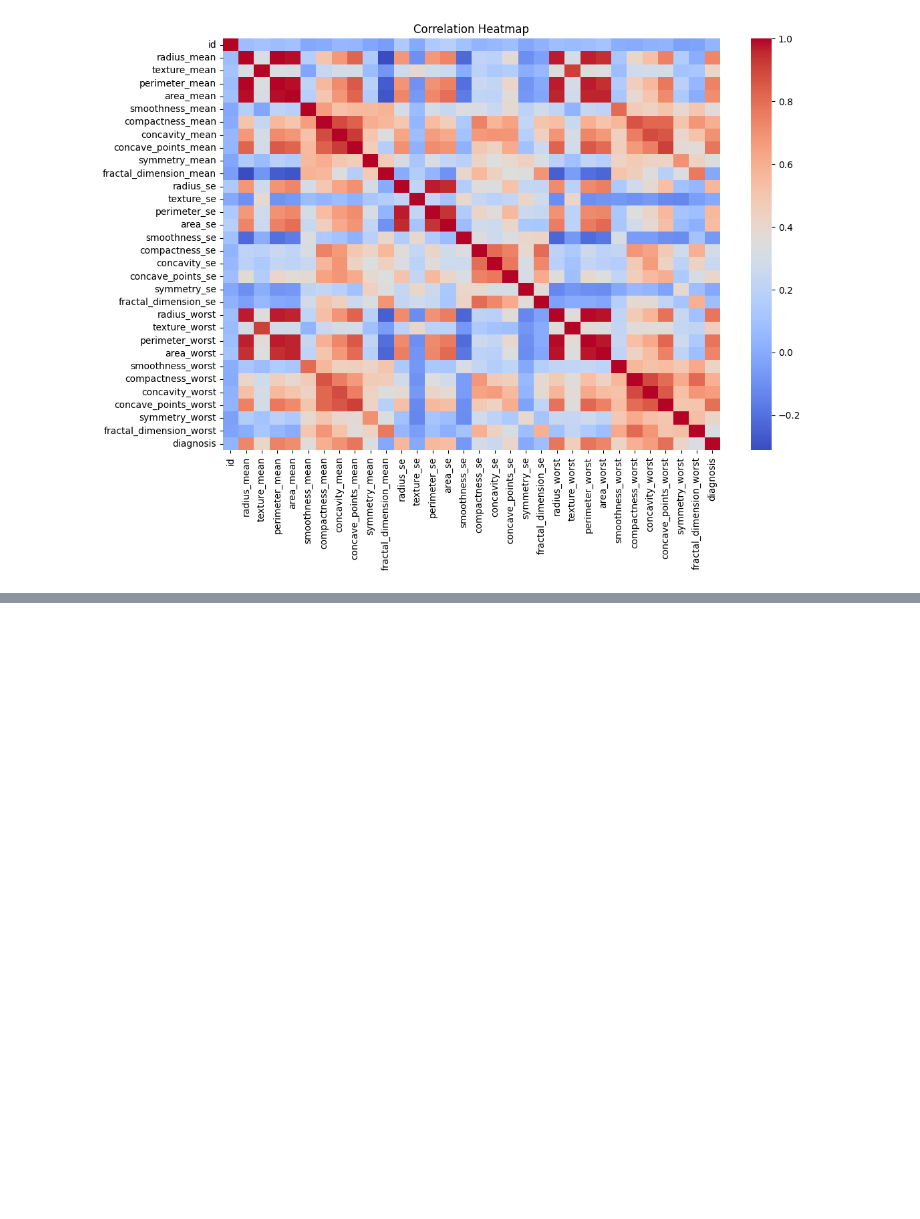
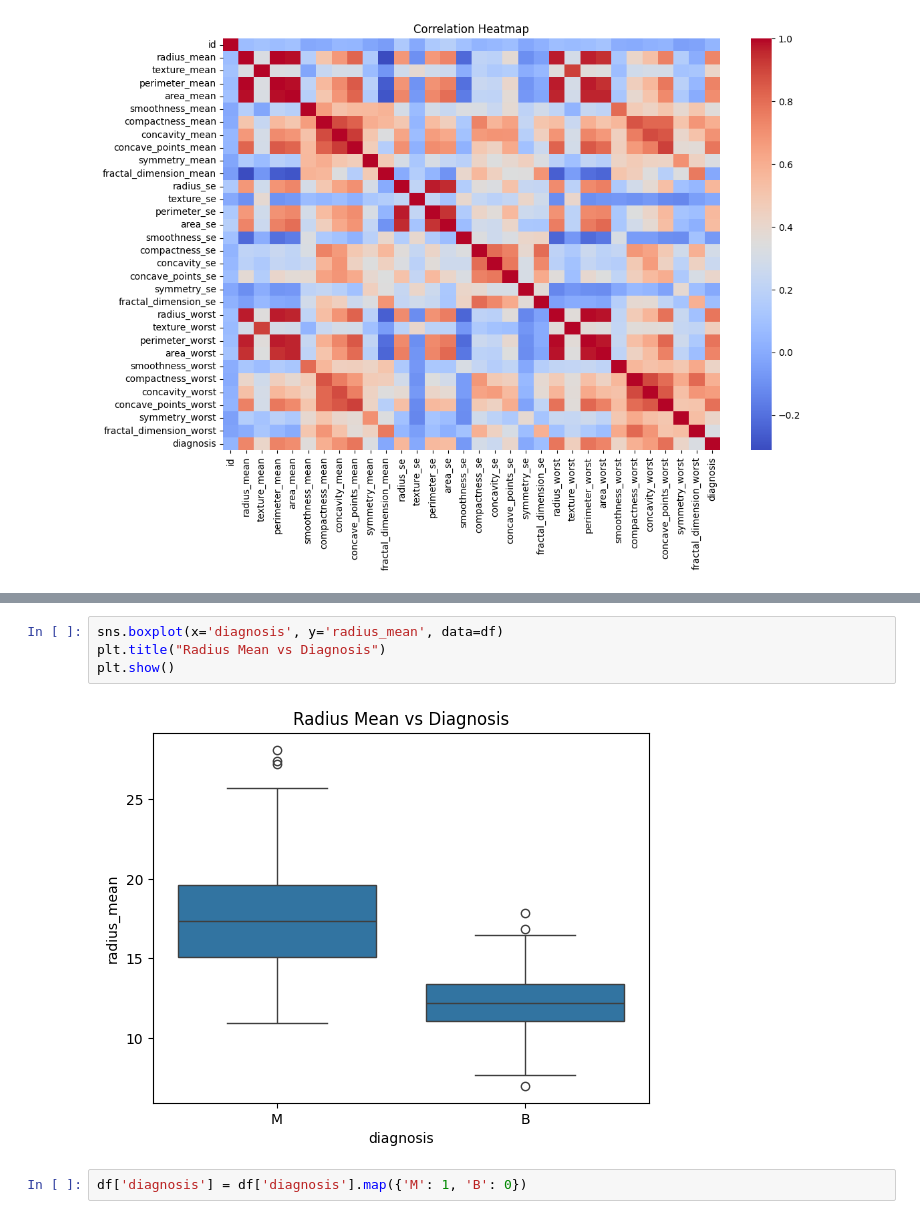
Before and after one commit to omshahu/ML_Practicals, a Jupyter notebook: p8_extra.ipynb, the cells around one changed output, grey strips where cells are left out. Saved outputs shown, nothing was run; the diff lists cells and outputs as text; blank space fills up the shorter version.

```diff
--- a/p8_extra.ipynb
+++ b/p8_extra.ipynb
@@ -133,0 +140,8 @@ plt.show()
+# %%
+sns.boxplot(x='diagnosis', y='radius_mean', data=df)
+plt.title("Radius Mean vs Diagnosis")
+plt.show()
+# %% [output]
+[figure, added]
+# %%
+df['diagnosis'] = df['diagnosis'].map({'M': 1, 'B': 0})
```
Also changed, not shown: parts of 9 cells of this notebook.
